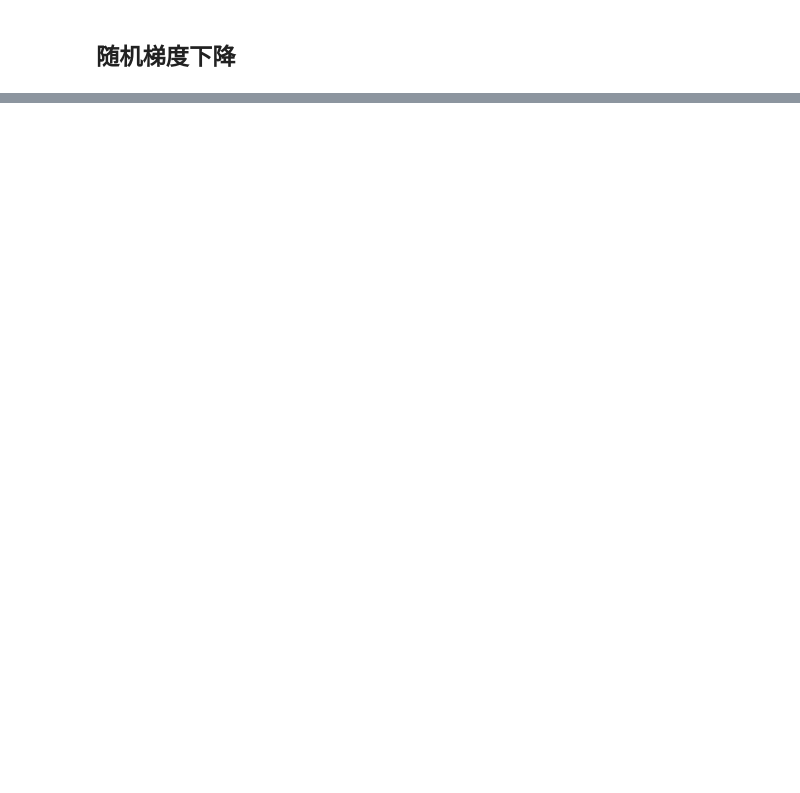
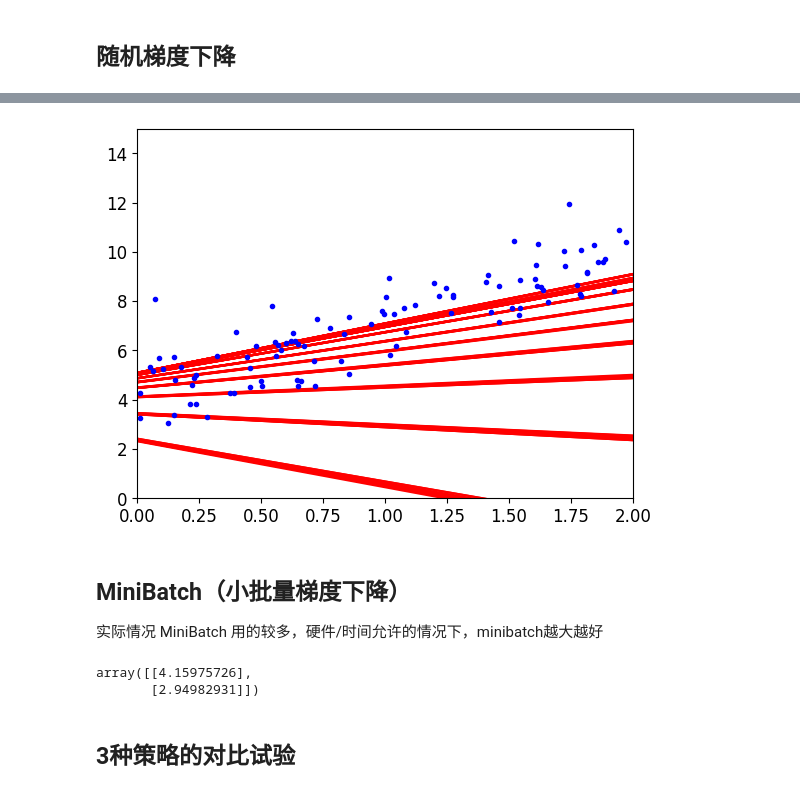
Before and after one commit to Undefined6608/PythonStudy, a Jupyter notebook: src/3.线性回归目标分析.ipynb, the cells around one changed output, grey strips where cells are left out. Drawn from its saved outputs; the diff is of its cells as text; code cells hidden in the pictures; blank space fills up the shorter version.

```diff
--- a/src/3.线性回归目标分析.ipynb
+++ b/src/3.线性回归目标分析.ipynb
@@ -146,0 +146,42 @@ n_epochs = 50
+# %%
+theta_path_sgd=[]
+m = len(X_b)
+n_epochs = 50
+
+t0 = 5
+t1 = 50
+
+def learning_schedule(t):
+    return t0 / (t1 + t)
+
+theta = np.random.randn(2,1)
+
+for epoch in range(n_epochs):
+    for i in range(m):
+        if epoch < 10 and i < 10:
+            y_predict = X_new_b.dot(theta)
+            plt.plot(
+                X_new,
+                y_predict,
+                "r-"
+            )
+        random_index = np.random.randint(m)
+        xi = X_b[random_index:random_index + 1]
+        yi = y[random_index:random_index + 1]
+        gradients = 2 * xi.T.dot(xi.dot(theta) - yi)
+        eta = learning_schedule(n_epochs * m + i)
+        theta = theta - eta * gradients
+        theta_path_sgd.append(theta)
+
+plt.plot(
+    X,
+    y,
+    "b."
+)
+plt.axis([0,2,0,15])
+plt.show()
+# %% [output]
+[figure, added]
+# %% [markdown]
+## MiniBatch（小批量梯度下降）
+实际情况 MiniBatch 用的较多，硬件/时间允许的情况下，minibatch越大越好
@@ -146,0 +212,7 @@ n_epochs = 50
+# %%
+theta
+# %% [output]
+array([[4.15975726],
+       [2.94982931]])
+# %% [markdown]
+## 3种策略的对比试验
```
Also changed, not shown: parts of 40 cells of this notebook, 7 other files.
